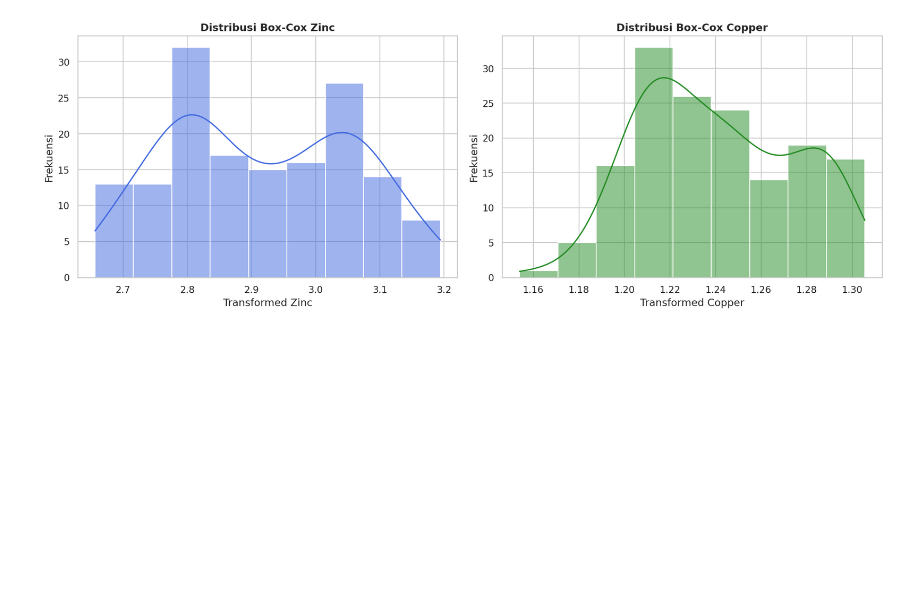
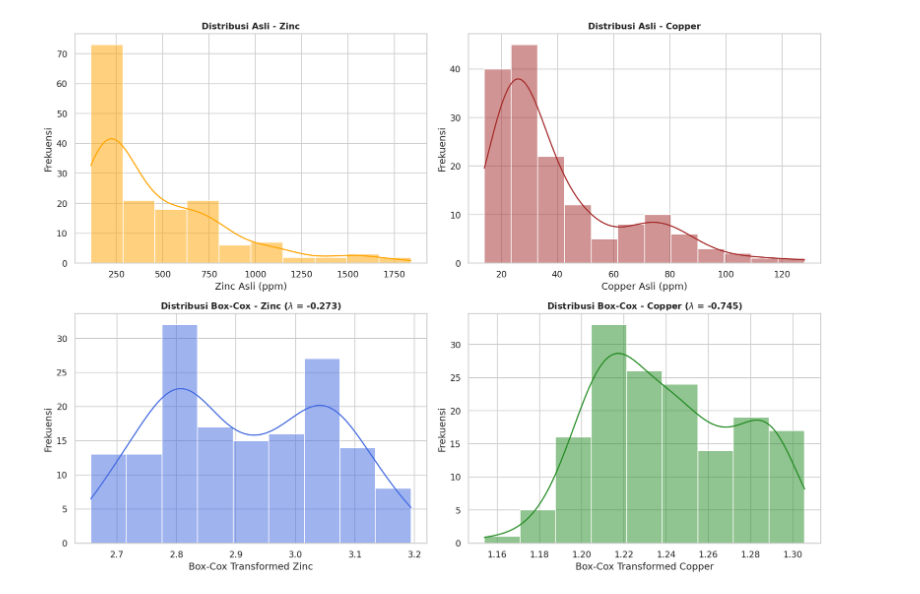
Before and after one commit to solehas25h-salmasoleha/Co-Kriging, a Jupyter notebook: Co_Kriging.ipynb, the cells around one changed output. Saved outputs shown, nothing was run; the diff lists cells and outputs as text; code cells hidden in the pictures; blank space fills up the shorter version.

```diff
--- a/Co_Kriging.ipynb
+++ b/Co_Kriging.ipynb
@@ -2,7 +2,7 @@
 <a href="https://colab.research.google.com/github/solehas25h-salmasoleha/Co-Kriging/blob/main/Co_Kriging.ipynb" target="_parent"><img src="https://colab.research.google.com/assets/colab-badge.svg" alt="Open In Colab"/></a>
 # %%
 # ==============================================================================
-# ORDINARY CO-KRIGING ANALISIS LOGAM BERAT (ZINC & COPPER)
+#  ORDINARY CO-KRIGING ANALISIS LOGAM BERAT (ZINC & COPPER)
 # ==============================================================================
 
 import numpy as np
@@ -15,28 +15,34 @@ from scipy.optimize import minimize
 from scipy.stats import boxcox
 from sklearn.metrics import mean_squared_error, r2_score
 
+# Pengaturan Global Visualisasi
 sns.set_theme(style="whitegrid")
 plt.rcParams['font.family'] = 'sans-serif'
 plt.rcParams['figure.dpi'] = 140
 
 # ==============================================================================
-# 1. INPUT DATA, STATISTIK DESKRIPTIF
+# 1. INPUT DATA DAN STATISTIK DESKRIPTIF
 # ==============================================================================
+print("Silakan unggah file dataset (misal: meuse.csv):")
 uploaded = files.upload()
 filename = list(uploaded.keys())[0]
 df_meuse = pd.read_csv(filename).dropna(subset=['zinc', 'copper'])
 
 desc_table = df_meuse[['zinc', 'copper']].describe().T[['count', 'mean', 'std', 'min', '50%', 'max']]
 desc_table.columns = ['Count', 'Mean', 'Std', 'Min', 'Median', 'Max']
+print("\n" + "="*50)
+print("STATISTIK DESKRIPTIF DATA AWAL:")
+print("="*50)
 print(desc_table.to_string())
 
-# Transformasi Box-Cox untuk mendapatkan normalitas optimal
+# Transformasi Box-Cox untuk mendekatkan ke normalitas optimal
 df_meuse['trans_zinc'], lam_zinc = boxcox(df_meuse['zinc'])
 df_meuse['trans_copper'], lam_copper = boxcox(df_meuse['copper'])
 
 print(f"\nOptimal Lambda Box-Cox Zinc   : {lam_zinc:.4f}")
 print(f"Optimal Lambda Box-Cox Copper : {lam_copper:.4f}")
 
+# Fungsi Inverse Box-Cox untuk mengembalikan nilai ke skala asli saat prediksi
 def inverse_boxcox(val, lam):
     if lam == 0:
         return np.exp(val)
@@ -44,49 +50,34 @@ def inverse_boxcox(val, lam):
         return np.maximum(0, (lam * val + 1)) ** (1.0 / lam)
 
 corr_matrix_table = df_meuse[['trans_zinc', 'trans_copper']].corr()
-print(corr_matrix_table.to_string())
 
 # ==============================================================================
-# 2. EKSPLORASI DAN VISUALISASI DATA (EDA)
+# 2. VISUALISASI KOMPARATIF: DATA ASLI VS TRANSFORMASI BOX-COX
 # ==============================================================================
-fig, axes = plt.subplots(1, 2, figsize=(14, 5))
-sns.histplot(df_meuse['trans_zinc'], kde=True, ax=axes[0], color='royalblue')
-axes[0].set_title('Distribusi Box-Cox Zinc', fontsize=12, fontweight='bold')
-axes[0].set_xlabel('Transformed Zinc')
-axes[0].set_ylabel('Frekuensi')
+fig, axes = plt.subplots(2, 2, figsize=(14, 10))
 
-sns.histplot(df_meuse['trans_copper'], kde=True, ax=axes[1], color='forestgreen')
-axes[1].set_title('Distribusi Box-Cox Copper', fontsize=12, fontweight='bold')
-axes[1].set_xlabel('Transformed Copper')
-axes[1].set_ylabel('Frekuensi')
-plt.tight_layout()
-plt.show()
+# Histogram Data Asli
+sns.histplot(df_meuse['zinc'], kde=True, ax=axes[0, 0], color='orange')
+axes[0, 0].set_title('Distribusi Asli - Zinc', fontsize=11, fontweight='bold')
+axes[0, 0].set_xlabel('Zinc Asli (ppm)')
+axes[0, 0].set_ylabel('Frekuensi')
 
-plt.figure(figsize=(8, 5))
-sns.boxplot(data=df_meuse[['zinc', 'copper']], palette='Set2')
-plt.title('Boxplot Variabel Asli Zinc dan Copper', fontsize=12, fontweight='bold')
-plt.ylabel('Konsentrasi (ppm)')
-plt.tight_layout()
-plt.show()
+sns.histplot(df_meuse['copper'], kde=True, ax=axes[0, 1], color='brown')
+axes[0, 1].set_title('Distribusi Asli - Copper', fontsize=11, fontweight='bold')
+axes[0, 1].set_xlabel('Copper Asli (ppm)')
+axes[0, 1].set_ylabel('Frekuensi')
 
-plt.figure(figsize=(6, 5))
-sns.heatmap(corr_matrix_table, annot=True, cmap='coolwarm', fmt='.3f', linewidths=1, cbar=True, square=True)
-plt.title('Heatmap Korelasi Variabel (Box-Cox)', fontsize=12, fontweight='bold')
-plt.tight_layout()
-plt.show()
+# Histogram Hasil Transformasi Box-Cox
+sns.histplot(df_meuse['trans_zinc'], kde=True, ax=axes[1, 0], color='royalblue')
+axes[1, 0].set_title(f'Distribusi Box-Cox - Zinc ($\lambda$ = {lam_zinc:.3f})', fontsize=11, fontweight='bold')
+axes[1, 0].set_xlabel('Box-Cox Transformed Zinc')
+axes[1, 0].set_ylabel('Frekuensi')
 
-fig, axes = plt.subplots(1, 2, figsize=(14, 6))
-sc1 = axes[0].scatter(df_meuse['x'], df_meuse['y'], c=df_meuse['zinc'], cmap='viridis', s=40, edgecolors='k', alpha=0.8)
-fig.colorbar(sc1, ax=axes[0], label='Zinc (ppm)')
-axes[0].set_title('Sebaran Spasial Zinc', fontsize=12, fontweight='bold')
-axes[0].set_xlabel('X (m)')
-axes[0].set_ylabel('Y (m)')
+sns.histplot(df_meuse['trans_copper'], kde=True, ax=axes[1, 1], color='forestgreen')
+axes[1, 1].set_title(f'Distribusi Box-Cox - Copper ($\lambda$ = {lam_copper:.3f})', fontsize=11, fontweight='bold')
+axes[1, 1].set_xlabel('Box-Cox Transformed Copper')
+axes[1, 1].set_ylabel('Frekuensi')
 
-sc2 = axes[1].scatter(df_meuse['x'], df_meuse['y'], c=df_meuse['copper'], cmap='plasma', s=40, edgecolors='k', alpha=0.8)
-fig.colorbar(sc2, ax=axes[1], label='Copper (ppm)')
-axes[1].set_title('Sebaran Spasial Copper', fontsize=12, fontweight='bold')
-axes[1].set_xlabel('X (m)')
-axes[1].set_ylabel('Y (m)')
 plt.tight_layout()
 plt.show()
 
@@ -125,7 +116,7 @@ lags, g_z2 = compute_variogram(coords, z2, max_dist=max_d)
 lags, g_cross = compute_variogram(coords, z1, z2, max_dist=max_d)
 
 # ==============================================================================
-# 4. FITTING MODEL TEORETIS, PERBANDINGAN SSE, & PEMILIHAN MODEL TERBAIK
+# 4. FITTING MODEL TEORETIS, PERBANDINGAN SSE, & VISUALISASI FITTING
 # ==============================================================================
 def spherical_model(h, c0, c, a):
     h = np.asarray(h)
@@ -159,9 +150,7 @@ def fit_model_with_sse(lags, gamma_emp, model_type='exponential'):
 
     res = minimize(loss, [np.nanmin(gamma_emp), np.nanmax(gamma_emp)-np.nanmin(gamma_emp), max_d/2],
                    bounds=[(1e-4, None), (1e-4, None), (10, max_d*2)], method='L-BFGS-B')
-
-    best_sse = res.fun
-    return res.x, best_sse
+    return res.x, res.fun
 
 p_sph, sse_sph = fit_model_with_sse(lags, g_z1, model_type='spherical')
 p_exp, sse_exp = fit_model_with_sse(lags, g_z1, model_type='exponential')
@@ -194,18 +183,20 @@ def evaluate_model_func(h, params, m_type):
     else:
         return exponential_model(h, *params)
 
+# Visualisasi 1: Perbandingan Tiga Model pada Variogram Utama
 plt.figure(figsize=(9, 5))
 plt.scatter(lags, g_z1, color='black', label='Empiris (Box-Cox Zinc)', zorder=5)
 plt.plot(h_plot, spherical_model(h_plot, *p_sph), 'g--', label=f'Spherikal (SSE: {sse_sph:.2f})')
 plt.plot(h_plot, exponential_model(h_plot, *p_exp), 'r-', label=f'Eksponensial (SSE: {sse_exp:.2f})')
 plt.plot(h_plot, gaussian_model(h_plot, *p_gau), 'b-.', label=f'Gaussian (SSE: {sse_gau:.2f})')
-plt.title(f'Perbandingan Model Variogram (Terbaik: {best_model_name.capitalize()})', fontsize=11, fontweight='bold')
+plt.title(f'Perbandingan Fitting Model Variogram (Terbaik: {best_model_name.capitalize()})', fontsize=11, fontweight='bold')
 plt.xlabel('Jarak Spasial (h)')
 plt.ylabel('Semivarians $\gamma(h)$')
 plt.legend(loc='lower right')
 plt.tight_layout()
 plt.show()
 
+# Visualisasi 2: Panel 3 Komponen Model Terpilih (Utama, Sekunder, Cross-Variogram)
 plt.figure(figsize=(15, 4))
 plt.subplot(1, 3, 1)
 plt.scatter(lags, g_z1, label='Empiris', color='black')
@@ -297,7 +288,7 @@ y_pred_trans = np.array(y_pred_trans)
 rmse = np.sqrt(mean_squared_error(y_true_trans, y_pred_trans))
 r2 = r2_score(y_true_trans, y_pred_trans)
 
-print(f"RMSE (Skala Box-Cox): {rmse:.4f}")
+print(f"\nRMSE (Skala Box-Cox): {rmse:.4f}")
 print(f"R-Squared (R²): {r2:.4f}")
 
 # ==============================================================================
@@ -351 +344 @@ trans_copper     0.89423       1.00000
-[figure, old version]
+[figure, new version]
```
Also changed, not shown: parts of 1 cell of this notebook.
